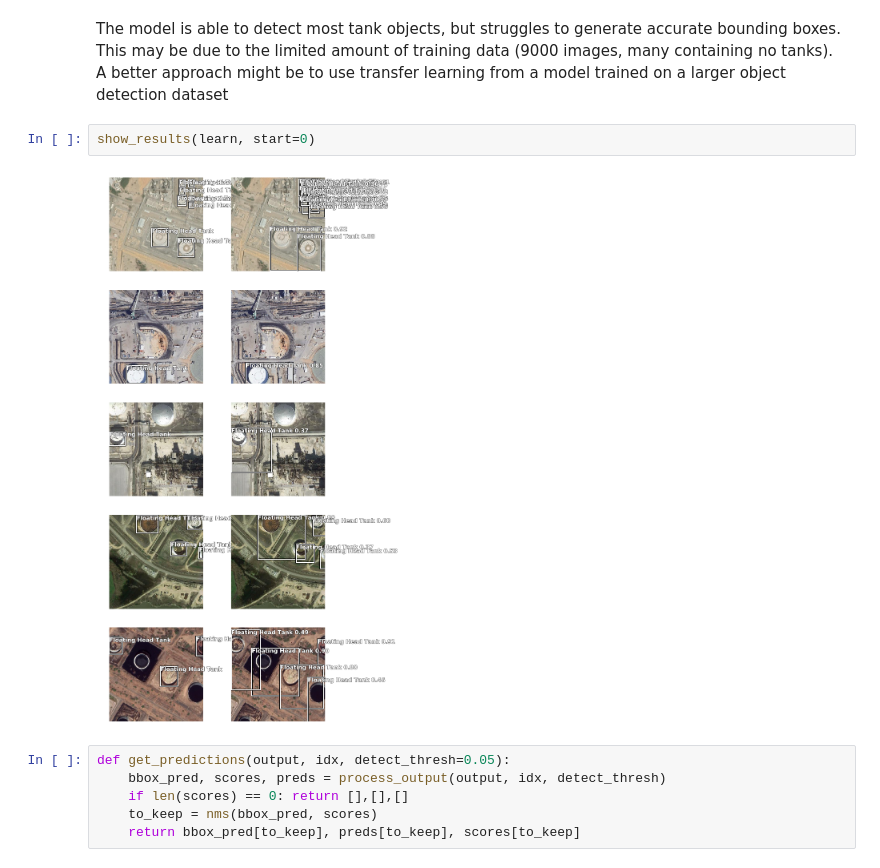
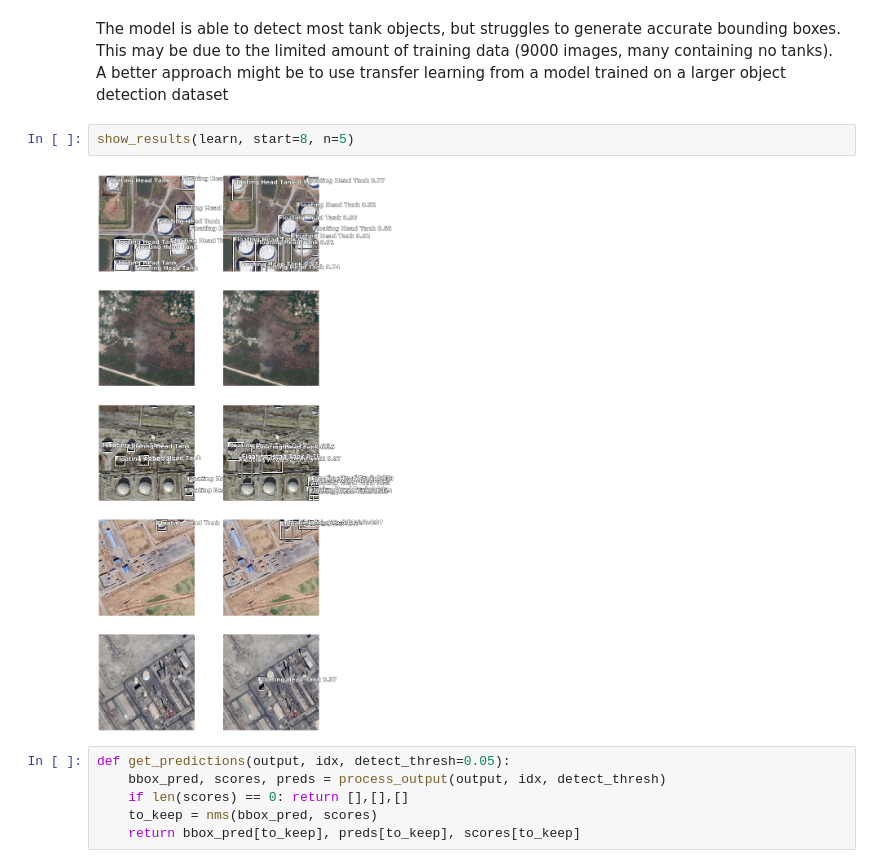
Before and after one commit to kheyer/Oil-Tank-Volume-Estimation, a Jupyter notebook: Object Detection.ipynb, the cells around one changed output. Cells and saved outputs as stored; diff of their text form.

Commit message:
changed result display

```diff
--- a/Object Detection.ipynb
+++ b/Object Detection.ipynb
@@ -618,9 +618,9 @@ def show_results(learn, start=0, n=5, detect_thresh=0.35, figsize=(10,25)):
 # %% [markdown]
 The model is able to detect most tank objects, but struggles to generate accurate bounding boxes. This may be due to the limited amount of training data (9000 images, many containing no tanks). A better approach might be to use transfer learning from a model trained on a larger object detection dataset
 # %%
-show_results(learn, start=0)
+show_results(learn, start=8, n=5)
 # %% [output]
-[figure, old version]
+[figure, new version]
 # %%
 def get_predictions(output, idx, detect_thresh=0.05):
     bbox_pred, scores, preds = process_output(output, idx, detect_thresh)
```
